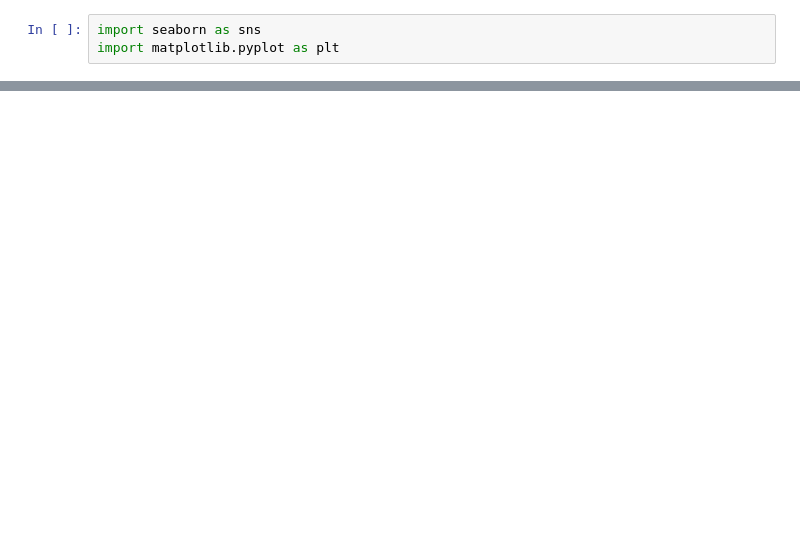
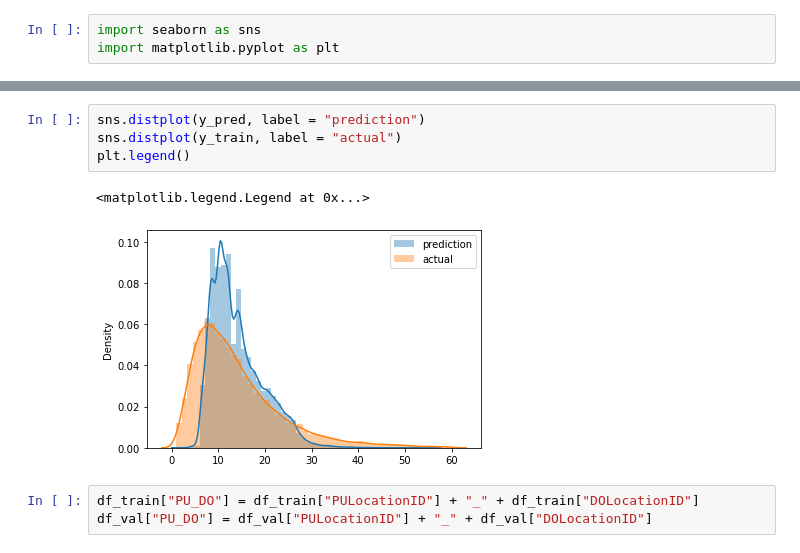
Before and after one commit to Huang2077/mlops-NYtaxi-zoomcamp, a Jupyter notebook: 01-intro/ride_duration_prediction_model.ipynb, the cells around one changed output, grey strips where cells are left out. Saved outputs shown, nothing was run; the diff lists cells and outputs as text; blank space fills up the shorter version.

```diff
--- a/01-intro/ride_duration_prediction_model.ipynb
+++ b/01-intro/ride_duration_prediction_model.ipynb
@@ -53,0 +48,10 @@ array([14.43333333, 22.36666667, 15.8       , ...,  9.23333333,
+# %%
+sns.distplot(y_pred, label = "prediction")
+sns.distplot(y_train, label = "actual")
+plt.legend()
+# %% [output]
+<matplotlib.legend.Legend at 0x...>
+[figure, added]
+# %%
+df_train["PU_DO"] = df_train["PULocationID"] + "_" + df_train["DOLocationID"]
+df_val["PU_DO"] = df_val["PULocationID"] + "_" + df_val["DOLocationID"]
```
Also changed, not shown: parts of 24 cells of this notebook, 1 other file.
